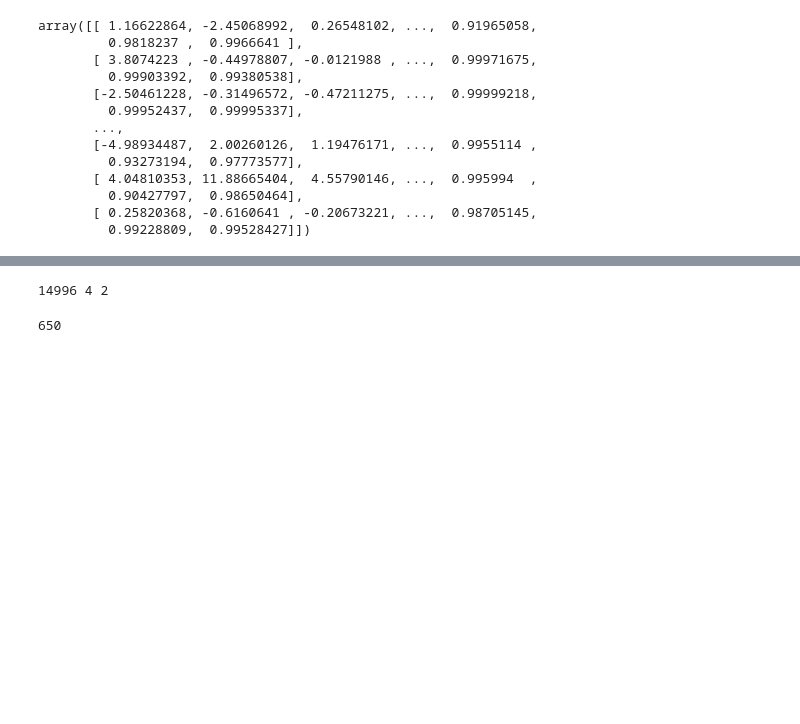
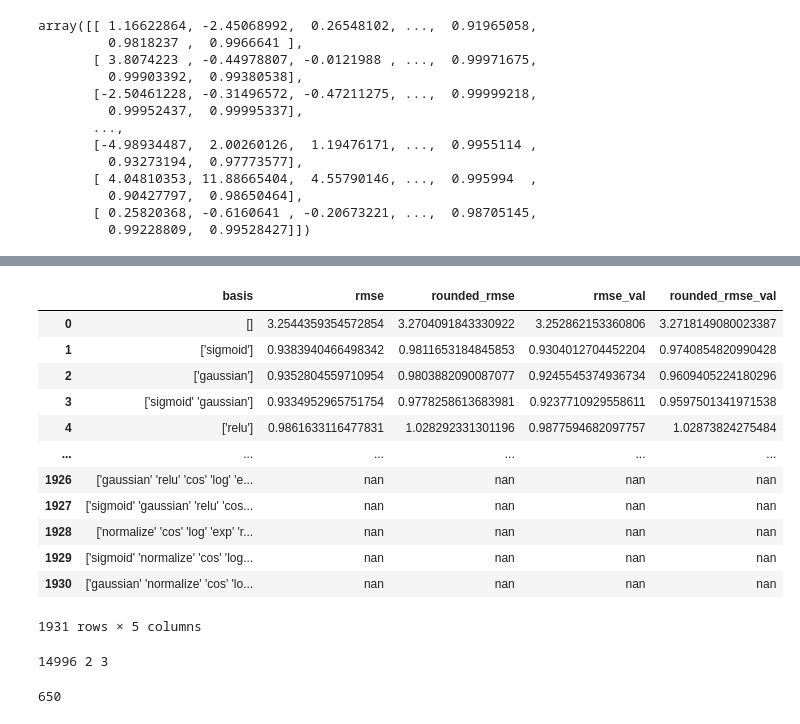
Before and after one commit to amaljoe/FML_assignment1, a Jupyter notebook: kaggle_final.ipynb, the cells around one changed output, grey strips where cells are left out. Drawn from its saved outputs; the diff is of its cells as text; code cells hidden in the pictures; blank space fills up the shorter version.

Commit message:
sept 5 4th submission

```diff
--- a/kaggle_final.ipynb
+++ b/kaggle_final.ipynb
@@ -594,10 +615,28 @@ results_df
+# %%
+# Dataframe with columns: basis, rmse, rounded_rmse
+results = results.reshape(-1, 5)
+results_df = pd.DataFrame(results, columns=['basis', 'rmse', 'rounded_rmse', 'rmse_val', 'rounded_rmse_val'])
+results_df
+# %% [output]
+|  | basis | rmse | rounded_rmse | rmse_val | rounded_rmse_val |
+| 0 | [] | 3.2544359354572854 | 3.2704091843330922 | 3.252862153360806 | 3.2718149080023387 |
+| 1 | ['sigmoid'] | 0.9383940466498342 | 0.9811653184845853 | 0.9304012704452204 | 0.9740854820990428 |
+| 2 | ['gaussian'] | 0.9352804559710954 | 0.9803882090087077 | 0.9245545374936734 | 0.9609405224180296 |
+| 3 | ['sigmoid' 'gaussian'] | 0.9334952965751754 | 0.9778258613683981 | 0.9237710929558611 | 0.9597501341971538 |
+| 4 | ['relu'] | 0.9861633116477831 | 1.028292331301196 | 0.9877594682097757 | 1.02873824275484 |
+| ... | ... | ... | ... | ... | ... |
+| 1926 | ['gaussian' 'relu' 'cos' 'log' 'e... | nan | nan | nan | nan |
+| 1927 | ['sigmoid' 'gaussian' 'relu' 'cos... | nan | nan | nan | nan |
+| 1928 | ['normalize' 'cos' 'log' 'exp' 'r... | nan | nan | nan | nan |
+| 1929 | ['sigmoid' 'normalize' 'cos' 'log... | nan | nan | nan | nan |
+| 1930 | ['gaussian' 'normalize' 'cos' 'lo... | nan | nan | nan | nan |
+1931 rows × 5 columns
 # %%
 # Get output for final test data
 basis = np.array([
     ['gaussian', gaussian_basis],
-    ['polynomial', lambda x: x**2],
-    ['sigmoid', sigmoid],
     ['cos', np.cos],
+    ['exp', np.exp],
 ])
 
 X_train_poly = transform_input(X_train, basis)
@@ -623,9 +662,9 @@ above5 = output[output['score'] > 5].shape[0]
 
 print(output.shape[0], below0, above5)
 
-output.to_csv('output_sept5_3.csv', index=False)
+output.to_csv('output_sept5_4.csv', index=False)
 # %% [output]
-14996 4 2
+14996 2 3
 # %%
 # compare with previous output
 
```
Also changed, not shown: parts of 8 cells of this notebook, 1 other file.
